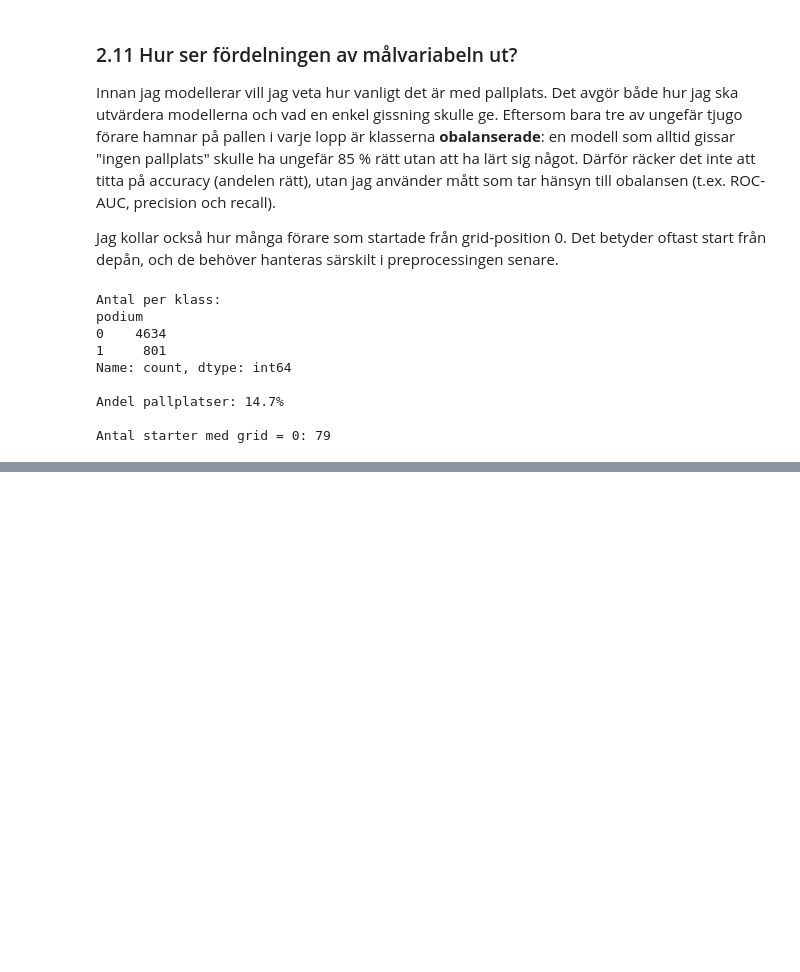
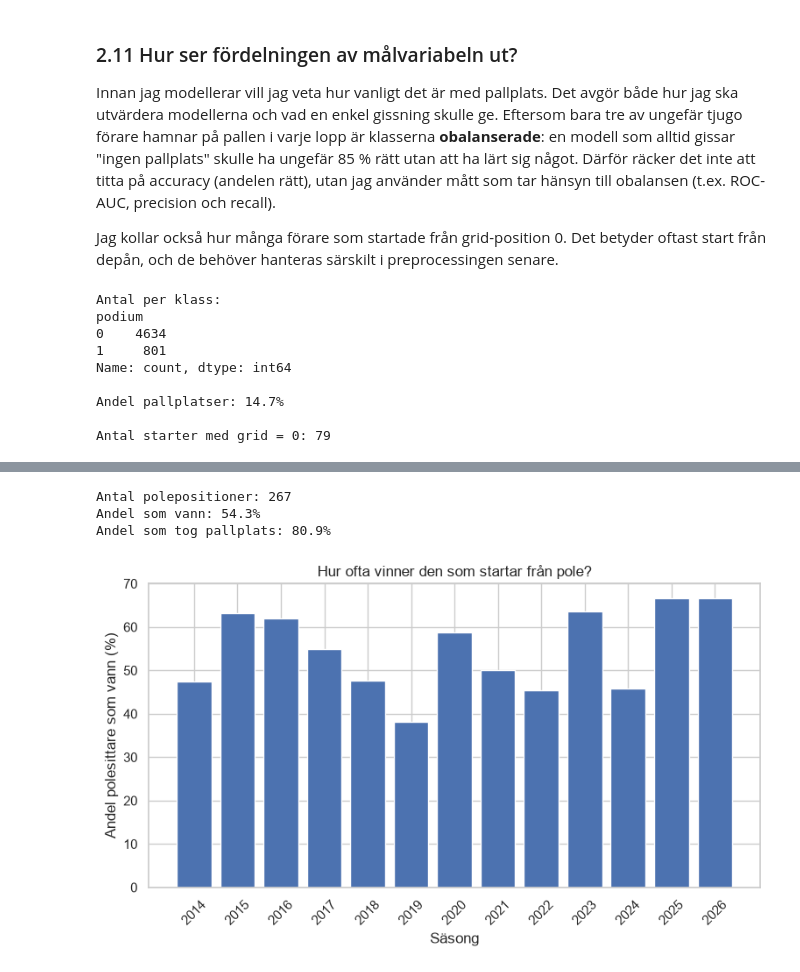
Before and after one commit to felixalfred/f1-podium-prediction, a Jupyter notebook: notebooks/f1_podium_prediction.ipynb, the cells around one changed output, grey strips where cells are left out. Drawn from its saved outputs; the diff is of its cells as text; code cells hidden in the pictures; blank space fills up the shorter version.

```diff
--- a/notebooks/f1_podium_prediction.ipynb
+++ b/notebooks/f1_podium_prediction.ipynb
@@ -302,0 +353,25 @@ Antal starter med grid = 0: 79
+# %%
+# Polesittare = förare som startade från grid-position 1
+pole = df[df["grid"] == 1].copy()
+pole["won"] = (pole["position"] == 1)
+
+print(f"Antal polepositioner: {len(pole)}")
+print(f"Andel som vann: {pole['won'].mean():.1%}")
+print(f"Andel som tog pallplats: {pole['podium'].mean():.1%}")
+
+# Andel segrar från pole per säsong
+pole_win_by_year = pole.groupby("year")["won"].mean() * 100
+
+fig, ax = plt.subplots(figsize=(9, 4.5))
+ax.bar(pole_win_by_year.index, pole_win_by_year.values, color="#4C72B0")
+ax.set_xlabel("Säsong")
+ax.set_ylabel("Andel polesittare som vann (%)")
+ax.set_title("Hur ofta vinner den som startar från pole?")
+ax.set_xticks(pole_win_by_year.index)
+ax.tick_params(axis="x", rotation=45)
+plt.show()
+# %% [output]
+Antal polepositioner: 267
+Andel som vann: 54.3%
+Andel som tog pallplats: 80.9%
+[figure, added]
```
Also changed, not shown: parts of 15 cells of this notebook.
